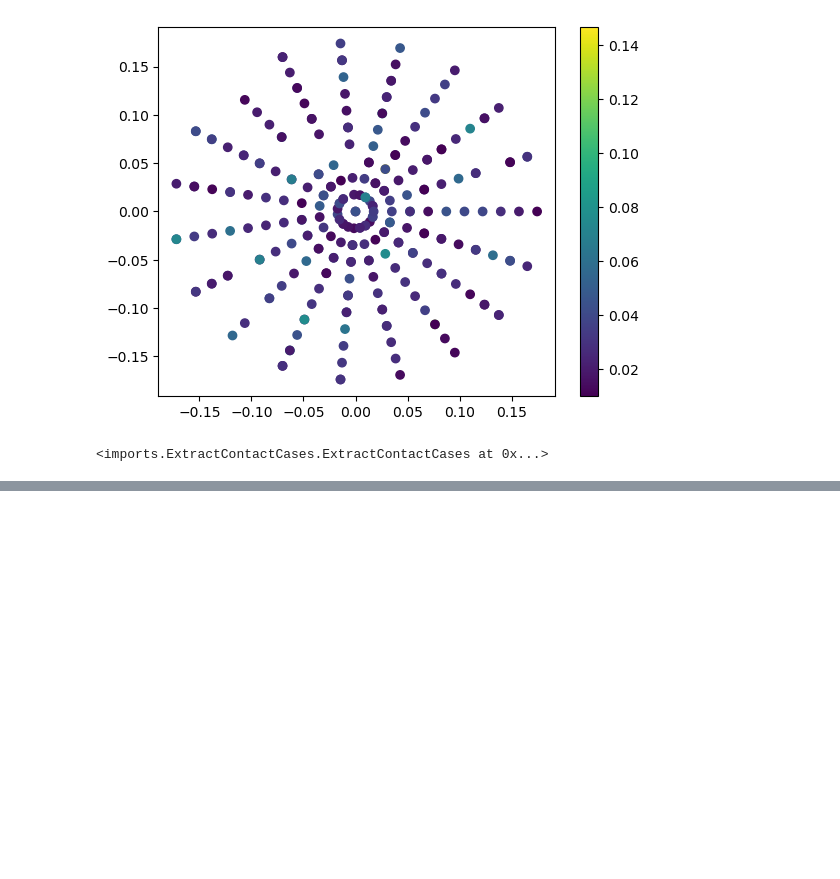
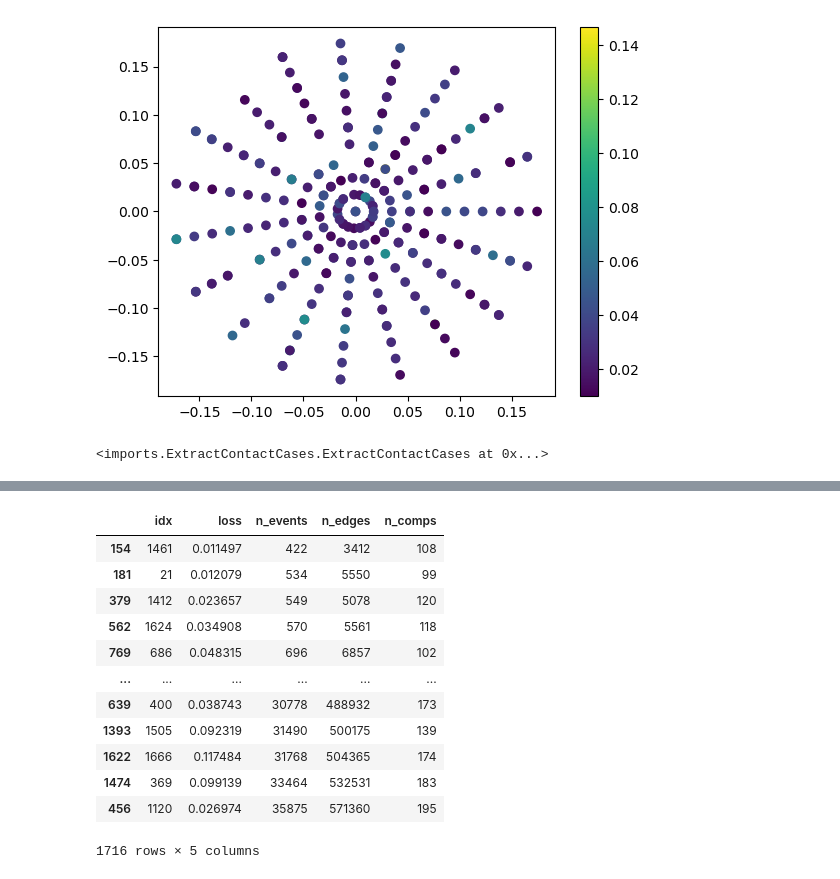
Before and after one commit to AdvancedResearchInnovationCenter/TactiGraph, a Jupyter notebook: src/validating.ipynb, the cells around one changed output, grey strips where cells are left out. Saved outputs shown, nothing was run; the diff lists cells and outputs as text; code cells hidden in the pictures; blank space fills up the shorter version.

```diff
--- a/src/validating.ipynb
+++ b/src/validating.ipynb
@@ -314,0 +364,17 @@ ex.
+# %%
+from torch_geometric.utils import to_scipy_sparse_matrix
+
+n_comps = []
+train = TactileDataset(ex.outdir / 'train')
+train_loader = DataLoader(train, batch_size=8)
+
+
+for v in tqdm(train_loader):
+    for i in range(len(v)):
+        import scipy.sparse as sp
+
+        adj = to_scipy_sparse_matrix(v[i].edge_index, num_nodes=v[i].num_nodes)
+
+        num_components, component = sp.csgraph.connected_components(adj, )
+
+        n_comps.append(num_components) w
@@ -314,0 +418,3 @@ ex.
+# %%
+import numpy as np
+idx = np.argsort(loss.cpu())
@@ -314,0 +425,13 @@ ex.
+# %%
+import pandas as pd
+
+st = pd.DataFrame(
+{
+    'idx': idx,
+    'loss': loss[idx],
+    'n_events': np.array(n_events)[idx],
+    'n_edges': np.array(n_edges)[idx],
+    'n_comps': np.array(n_comps)[idx]
+
+}
+)
@@ -314,0 +461,16 @@ ex.
+# %%
+st.sort_values('n_events')
+# %% [output]
+|  | idx | loss | n_events | n_edges | n_comps |
+| 154 | 1461 | 0.011497 | 422 | 3412 | 108 |
+| 181 | 21 | 0.012079 | 534 | 5550 | 99 |
+| 379 | 1412 | 0.023657 | 549 | 5078 | 120 |
+| 562 | 1624 | 0.034908 | 570 | 5561 | 118 |
+| 769 | 686 | 0.048315 | 696 | 6857 | 102 |
+| ... | ... | ... | ... | ... | ... |
+| 639 | 400 | 0.038743 | 30778 | 488932 | 173 |
+| 1393 | 1505 | 0.092319 | 31490 | 500175 | 139 |
+| 1622 | 1666 | 0.117484 | 31768 | 504365 | 174 |
+| 1474 | 369 | 0.099139 | 33464 | 532531 | 183 |
+| 456 | 1120 | 0.026974 | 35875 | 571360 | 195 |
+1716 rows × 5 columns
```
Also changed, not shown: parts of 15 cells of this notebook, 5 other files.
